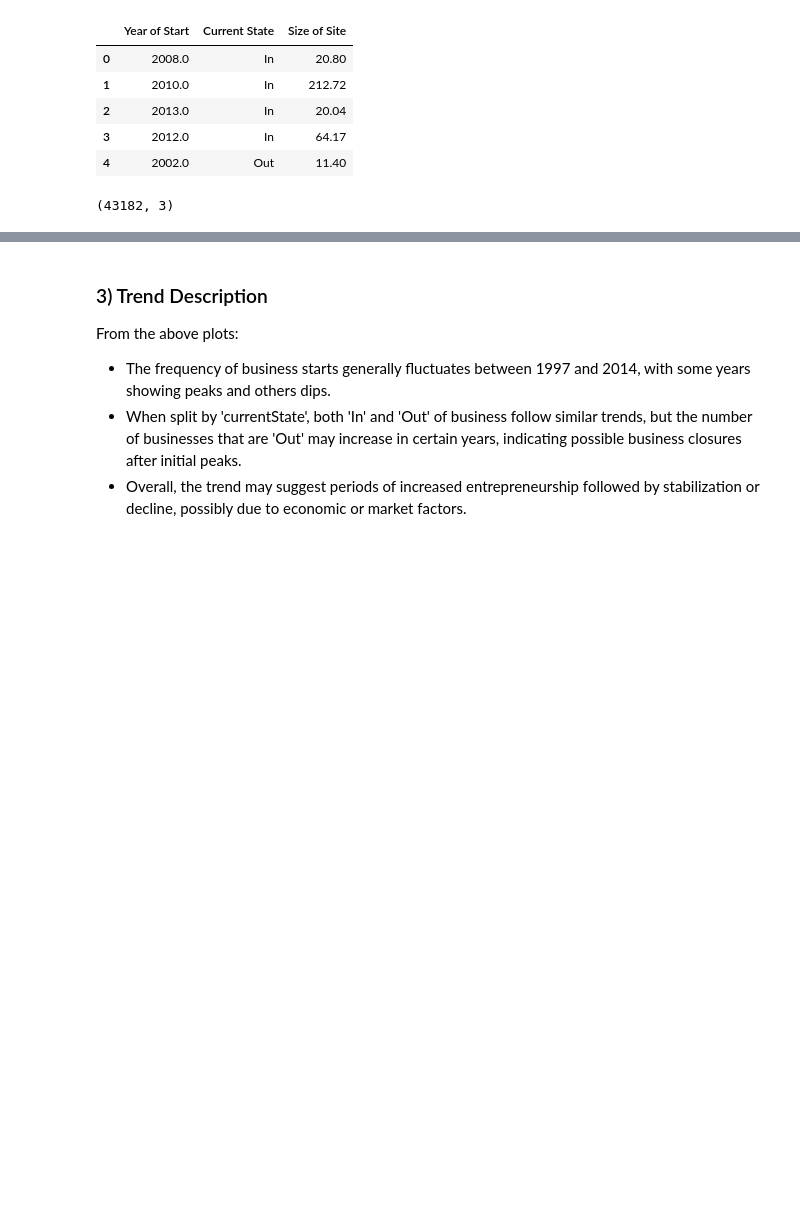
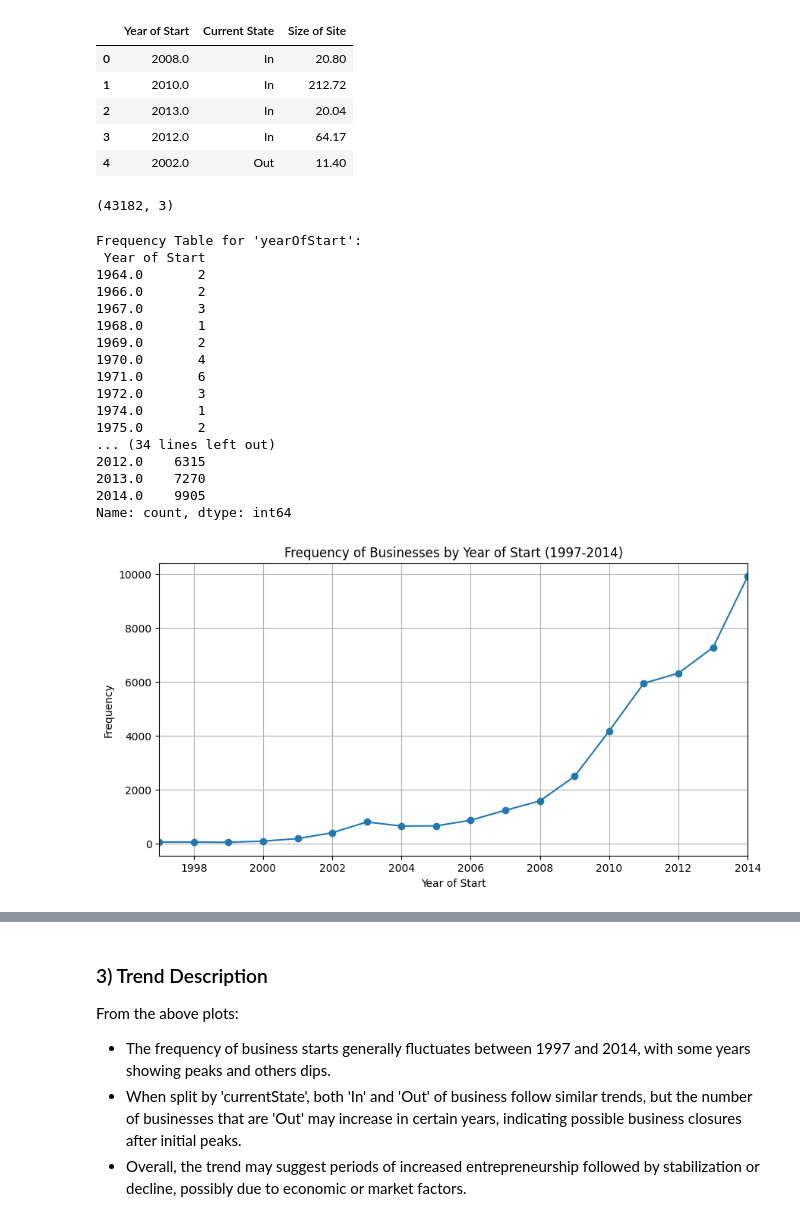
Before and after one commit to Shashank-3002/AI-ML, a Jupyter notebook: Exercies/assignment.ipynb, the cells around one changed output, grey strips where cells are left out. Cells and saved outputs as stored; diff of their text form; code cells hidden in the pictures; blank space fills up the shorter version.

```diff
--- a/Exercies/assignment.ipynb
+++ b/Exercies/assignment.ipynb
@@ -216,21 +216,40 @@ df.shape
 # %%
 # 1) Frequency table and line plot for 'yearOfStart'
 import matplotlib.pyplot as plt
 import pandas as pd
 
 # Frequency table
-freq_table = df['yearOfStart'].value_counts().sort_index()
+freq_table = df['Year of Start'].value_counts().sort_index()
 print("Frequency Table for 'yearOfStart':\n", freq_table)
 
 # Line plot from 1997 to 2014
 plt.figure(figsize=(10,5))
 freq_table.loc[1997:2014].plot(kind='line', marker='o')
 plt.title("Frequency of Businesses by Year of Start (1997-2014)")
 plt.xlabel("Year of Start")
 plt.ylabel("Frequency")
 plt.xlim(1997, 2014)
 plt.grid(True)
 plt.show()
+# %% [output]
+Frequency Table for 'yearOfStart':
+ Year of Start
+1964.0       2
+1966.0       2
+1967.0       3
+1968.0       1
+1969.0       2
+1970.0       4
+1971.0       6
+1972.0       3
+1974.0       1
+1975.0       2
+... (34 lines left out)
+2012.0    6315
+2013.0    7270
+2014.0    9905
+Name: count, dtype: int64
+[figure, added]
 # %%
 # 2) Split by 'currentState' and plot yearly trends
 plt.figure(figsize=(10,5))
```
Also changed, not shown: parts of 1 cell of this notebook, 2 other files.
